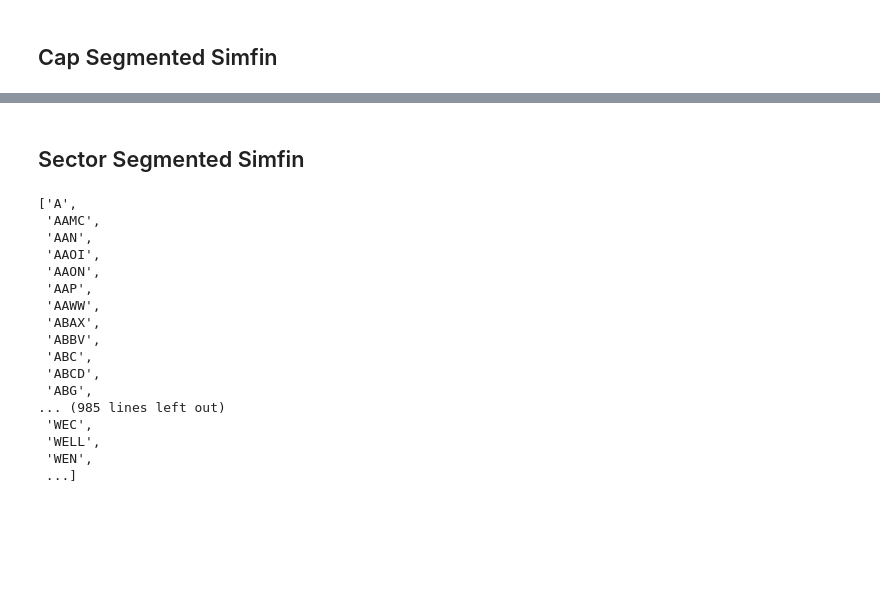
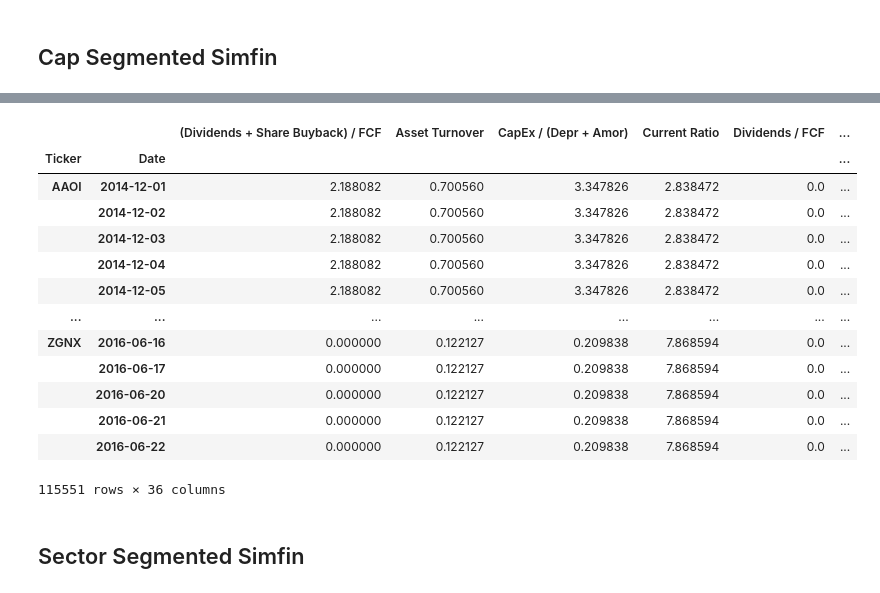
Before and after one commit to sandeepsainath/ML-TradingBot, a Jupyter notebook: parsing_CSV.ipynb, the cells around one changed output, grey strips where cells are left out. Drawn from its saved outputs; the diff is of its cells as text; code cells hidden in the pictures; blank space fills up the shorter version.

Commit message:
fixed cap segmented section

```diff
--- a/parsing_CSV.ipynb
+++ b/parsing_CSV.ipynb
@@ -181,9 +166,3 @@ Cache-file 'mean_log_change-5cec82bd.pickle' on disk (0 days old).
 - Loading from disk ... Done!
 # %% [markdown]
 ## Cap Segmented Simfin
-# %%
-df_sig_rets_mega = df_sig_rets[df_sig_rets['Market-Cap'] >= 2.0e11]
-df_sig_rets_large = df_sig_rets[(df_sig_rets['Market-Cap'] >= 1.0e10) & (df_sig_rets['Market-Cap'] < 2.0e11)]
-df_sig_rets_mid = df_sig_rets[(df_sig_rets['Market-Cap'] >= 2.0e9) & (df_sig_rets['Market-Cap'] < 1.0e10)]
-df_sig_rets_small = df_sig_rets[(df_sig_rets['Market-Cap'] >= 3.0e8) & (df_sig_rets['Market-Cap'] < 2.0e9)]
-df_sig_rets_micro = df_sig_rets[(df_sig_rets['Market-Cap'] >= 5.0e7) & (df_sig_rets['Market-Cap'] < 3.0e8)]
@@ -190,27 +191,56 @@ df_sig_rets_micro = df_sig_rets[(df_sig_rets['Market-Cap'] >= 5.0e7) & (df_sig_r
+# %%
+#initialize cap segmented ticker lists
+simfin_mega = list()
+simfin_large = list()
+simfin_mid = list()
+simfin_small = list()
+simfin_micro = list()
+# %%
+#check initial cap value and assign tickers accordingly
+for ticker in simfin_tickers:
+    init_date = df_sig_rets.loc[[ticker]].index.get_level_values(1).min()
+    init_cap = df_sig_rets.loc[(ticker, init_date)]['Market-Cap']
+    if init_cap >= 2.0e11:
+        simfin_mega.append(ticker)
+    elif (init_cap >= 1.0e10) & (init_cap < 2.0e11):
+        simfin_large.append(ticker)
+    elif (init_cap >= 2.0e9) & (init_cap < 1.0e10):
+        simfin_mid.append(ticker)
+    elif (init_cap >= 3.0e08) & (init_cap < 2.0e09):
+        simfin_small.append(ticker)
+    elif (init_cap >= 5.0e07) & (init_cap < 3.0e08):
+        simfin_micro.append(ticker)
+# %%
+#create cap segmented dataframes
+if simfin_mega:
+    df_sig_rets_mega = df_sig_rets.loc[simfin_mega]
+if simfin_large:
+    df_sig_rets_large = df_sig_rets.loc[simfin_large]
+if simfin_mid:
+    df_sig_rets_mid = df_sig_rets.loc[simfin_mid]
+if simfin_small:
+    df_sig_rets_small = df_sig_rets.loc[simfin_small]
+if simfin_micro:
+    df_sig_rets_micro = df_sig_rets.loc[simfin_micro]
+# %%
+df_sig_rets_micro
+# %% [output]
+|  |  | (Dividends + Share Buyback) / FCF | Asset Turnover | CapEx / (Depr + Amor) | Current Ratio | Dividends / FCF | ... |
+| Ticker | Date |  |  |  |  |  | ... |
+| AAOI | 2014-12-01 | 2.188082 | 0.700560 | 3.347826 | 2.838472 | 0.0 | ... |
+|  | 2014-12-02 | 2.188082 | 0.700560 | 3.347826 | 2.838472 | 0.0 | ... |
+|  | 2014-12-03 | 2.188082 | 0.700560 | 3.347826 | 2.838472 | 0.0 | ... |
+|  | 2014-12-04 | 2.188082 | 0.700560 | 3.347826 | 2.838472 | 0.0 | ... |
+|  | 2014-12-05 | 2.188082 | 0.700560 | 3.347826 | 2.838472 | 0.0 | ... |
+| ... | ... | ... | ... | ... | ... | ... | ... |
+| ZGNX | 2016-06-16 | 0.000000 | 0.122127 | 0.209838 | 7.868594 | 0.0 | ... |
+|  | 2016-06-17 | 0.000000 | 0.122127 | 0.209838 | 7.868594 | 0.0 | ... |
+|  | 2016-06-20 | 0.000000 | 0.122127 | 0.209838 | 7.868594 | 0.0 | ... |
+|  | 2016-06-21 | 0.000000 | 0.122127 | 0.209838 | 7.868594 | 0.0 | ... |
+|  | 2016-06-22 | 0.000000 | 0.122127 | 0.209838 | 7.868594 | 0.0 | ... |
+115551 rows × 36 columns
 # %% [markdown]
 ## Sector Segmented Simfin
-# %%
-#Make list of tickers from the simfin data
-simfin_tickers = df_sig_rets.index.unique(level=0).to_list()
-simfin_tickers
-# %% [output]
-['A',
- 'AAMC',
- 'AAN',
- 'AAOI',
- 'AAON',
- 'AAP',
- 'AAWW',
- 'ABAX',
- 'ABBV',
- 'ABC',
- 'ABCD',
- 'ABG',
-... (985 lines left out)
- 'WEC',
- 'WELL',
- 'WEN',
- ...]
 # %%
 d_sf = {}
 #create dictionary which holds all simfin tickers per industry (from finhub data)
```
Also changed, not shown: parts of 8 cells of this notebook.
